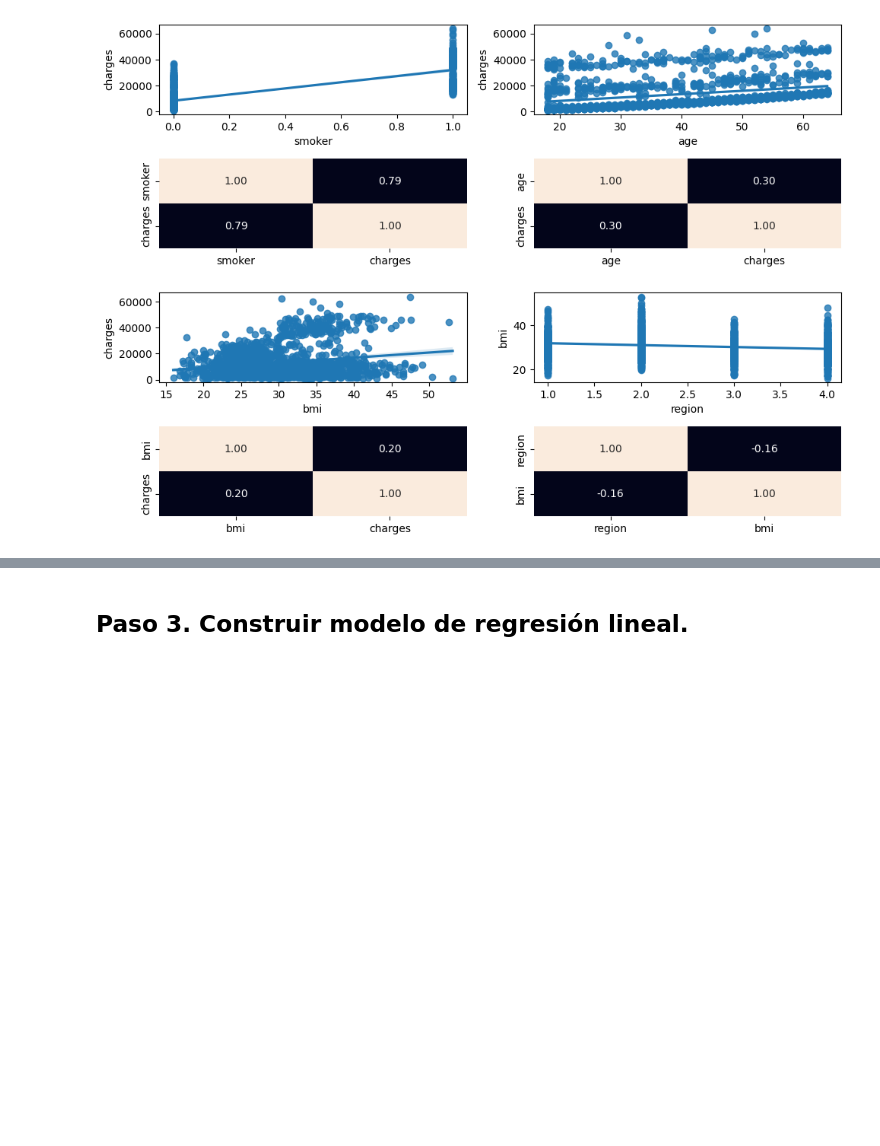
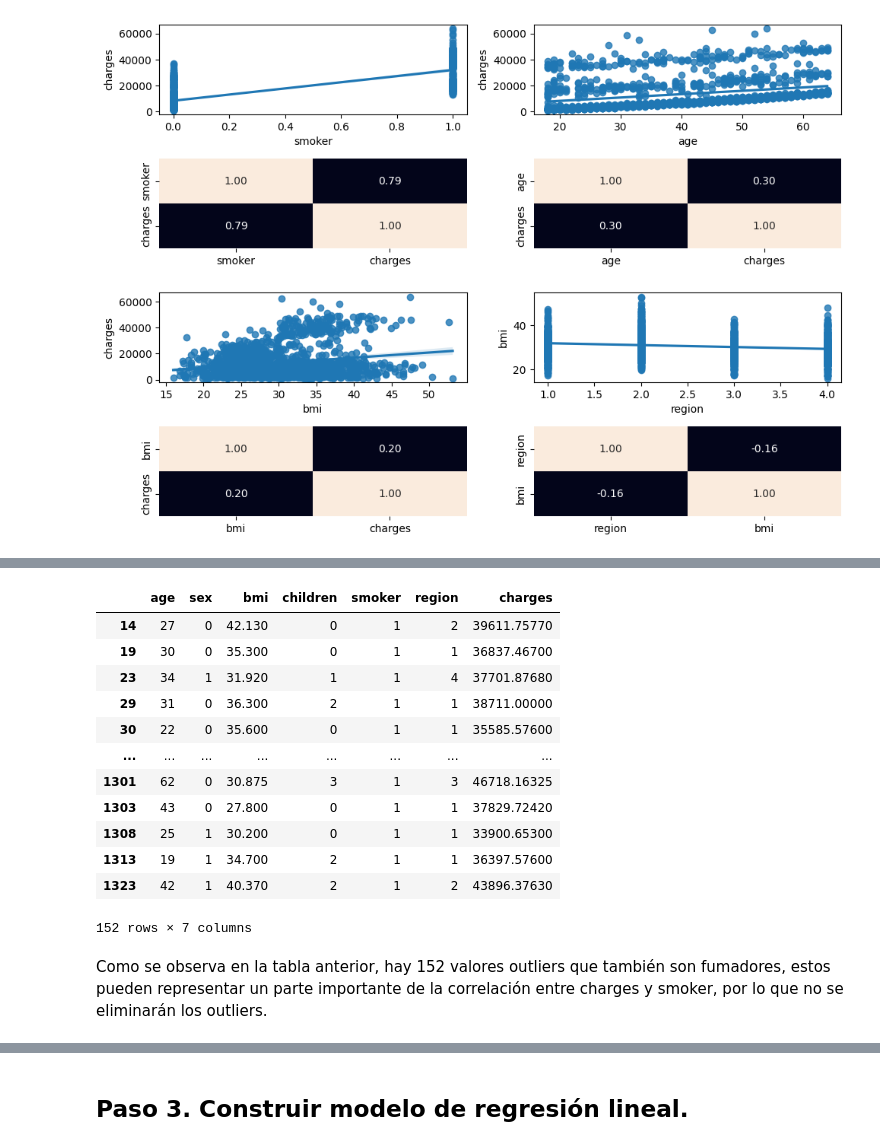
Before and after one commit to Bere333/linear_regression, a Jupyter notebook: src/linear_regresion_explore.ipynb, the cells around one changed output, grey strips where cells are left out. Cells and saved outputs as stored; diff of their text form; code cells hidden in the pictures; blank space fills up the shorter version.

```diff
--- a/src/linear_regresion_explore.ipynb
+++ b/src/linear_regresion_explore.ipynb
@@ -236,0 +271,19 @@ plt.show()
+# %%
+# Ahora, se obtiene los outliers mayores a 30000 y que son fumadores
+train_data[(train_data["charges"] > 30000) & (train_data["smoker"] == 1)]
+# %% [output]
+|  | age | sex | bmi | children | smoker | region | charges |
+| 14 | 27 | 0 | 42.130 | 0 | 1 | 2 | 39611.75770 |
+| 19 | 30 | 0 | 35.300 | 0 | 1 | 1 | 36837.46700 |
+| 23 | 34 | 1 | 31.920 | 1 | 1 | 4 | 37701.87680 |
+| 29 | 31 | 0 | 36.300 | 2 | 1 | 1 | 38711.00000 |
+| 30 | 22 | 0 | 35.600 | 0 | 1 | 1 | 35585.57600 |
+| ... | ... | ... | ... | ... | ... | ... | ... |
+| 1301 | 62 | 0 | 30.875 | 3 | 1 | 3 | 46718.16325 |
+| 1303 | 43 | 0 | 27.800 | 0 | 1 | 1 | 37829.72420 |
+| 1308 | 25 | 1 | 30.200 | 0 | 1 | 1 | 33900.65300 |
+| 1313 | 19 | 1 | 34.700 | 2 | 1 | 1 | 36397.57600 |
+| 1323 | 42 | 1 | 40.370 | 2 | 1 | 2 | 43896.37630 |
+152 rows × 7 columns
+# %% [markdown]
+Como se observa en la tabla anterior, hay 152 valores outliers que también son fumadores, estos pueden representar un parte importante de la correlación entre charges y smoker, por lo que no se eliminarán los outliers.
```
Also changed, not shown: parts of 18 cells of this notebook.
